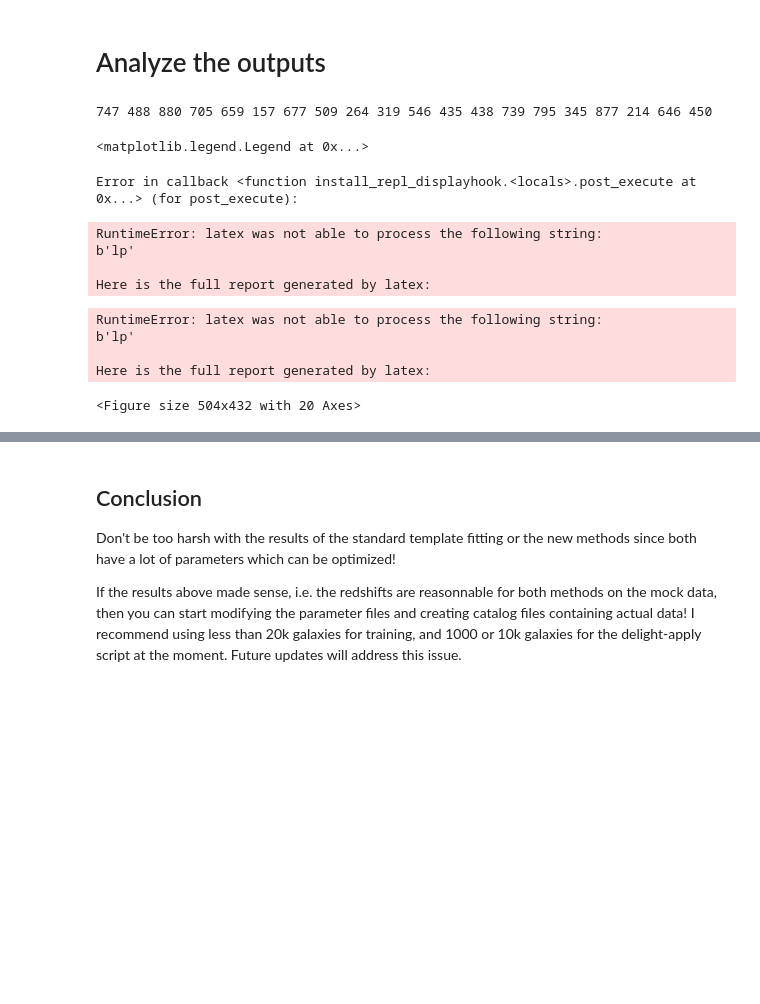
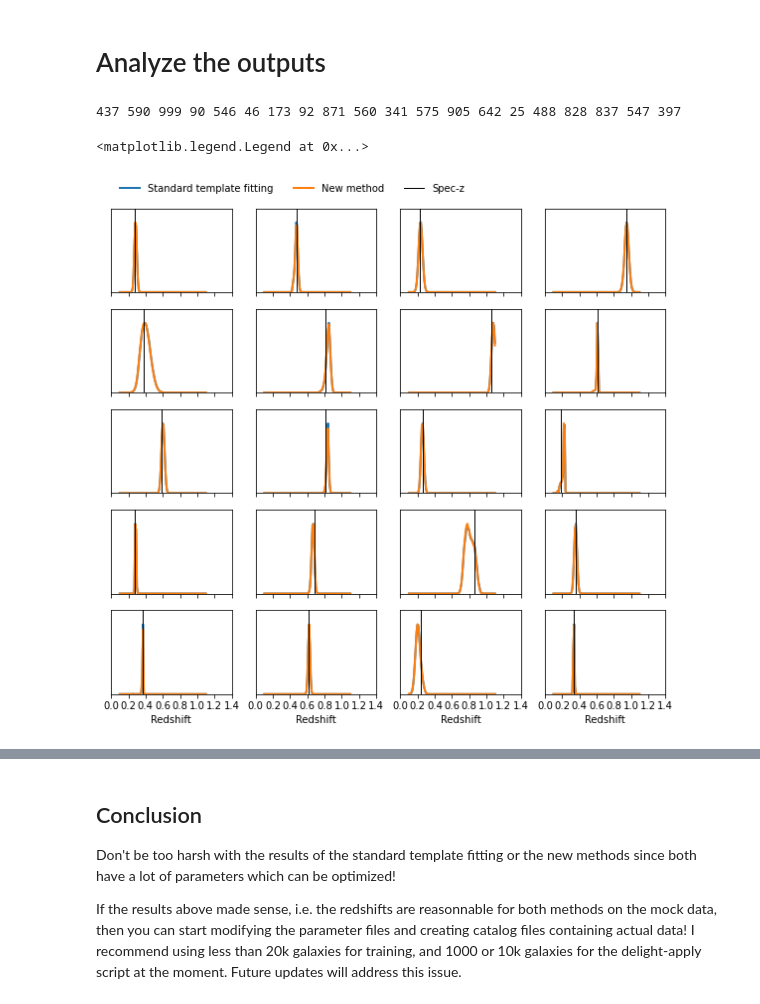
Before and after one commit to ixkael/Delight, a Jupyter notebook: notebooks/test_interfaces_rail.ipynb, the cells around one changed output, grey strips where cells are left out. Cells and saved outputs as stored; diff of their text form; code cells hidden in the pictures; blank space fills up the shorter version.

```diff
--- a/notebooks/test_interfaces_rail.ipynb
+++ b/notebooks/test_interfaces_rail.ipynb
@@ -263,38 +297,29 @@ pdfs /= np.trapz(pdfs, x=redshiftGrid, axis=1)[:, None]
 pdfs_cww /= np.trapz(pdfs_cww, x=redshiftGrid, axis=1)[:, None]
 # %%
 ncol = 4
-fig, axs = plt.subplots(5, ncol, figsize=(7, 6), sharex=True, sharey=False)
+fig, axs = plt.subplots(5, ncol, figsize=(10, 9), sharex=True, sharey=False)
 axs = axs.ravel()
 z = fluxredshifts[:, redshiftColumn]
 sel = np.random.choice(nobj, axs.size, replace=False)
 lw = 2
 for ik in range(axs.size):
     k = sel[ik]
     print(k, end=" ")
     axs[ik].plot(redshiftGrid, pdfs_cww[k, :],lw=lw, label='Standard template fitting')# c="#2ecc71",
     axs[ik].plot(redshiftGrid, pdfs[k, :], lw=lw, label='New method')  #, c="#3498db"
     axs[ik].axvline(fluxredshifts[k, redshiftColumn], c="k", lw=1, label='Spec-z')
     ymax = np.max(np.concatenate((pdfs[k, :], pdfs_cww[k, :])))
     axs[ik].set_ylim([0, ymax*1.2])
     axs[ik].set_xlim([0, 1.1])
     axs[ik].set_yticks([])
     axs[ik].set_xticks([0.0, 0.2, 0.4, 0.6, 0.8, 1.0, 1.2, 1.4])
 for i in range(ncol):
     axs[-i-1].set_xlabel('Redshift', fontsize=10)
 axs[0].legend(ncol=3, frameon=False, loc='upper left', bbox_to_anchor=(0.0, 1.4))
 #fig.tight_layout()
 #fig.subplots_adjust(wspace=0.1, hspace=0.1, top=0.96)
 # %% [output]
-747 488 880 705 659 157 677 509 264 319 546 435 438 739 795 345 877 214 646 450
+437 590 999 90 546 46 173 92 871 560 341 575 905 642 25 488 828 837 547 397
 <matplotlib.legend.Legend at 0x...>
-Error in callback <function install_repl_displayhook.<locals>.post_execute at 0x...> (for post_execute):
-RuntimeError: latex was not able to process the following string:
-b'lp'
-
-Here is the full report generated by latex:
-RuntimeError: latex was not able to process the following string:
-b'lp'
-
-Here is the full report generated by latex:
-<Figure size 504x432 with 20 Axes>
+[figure, added]
 # %%
```
Also changed, not shown: parts of 20 cells of this notebook.
